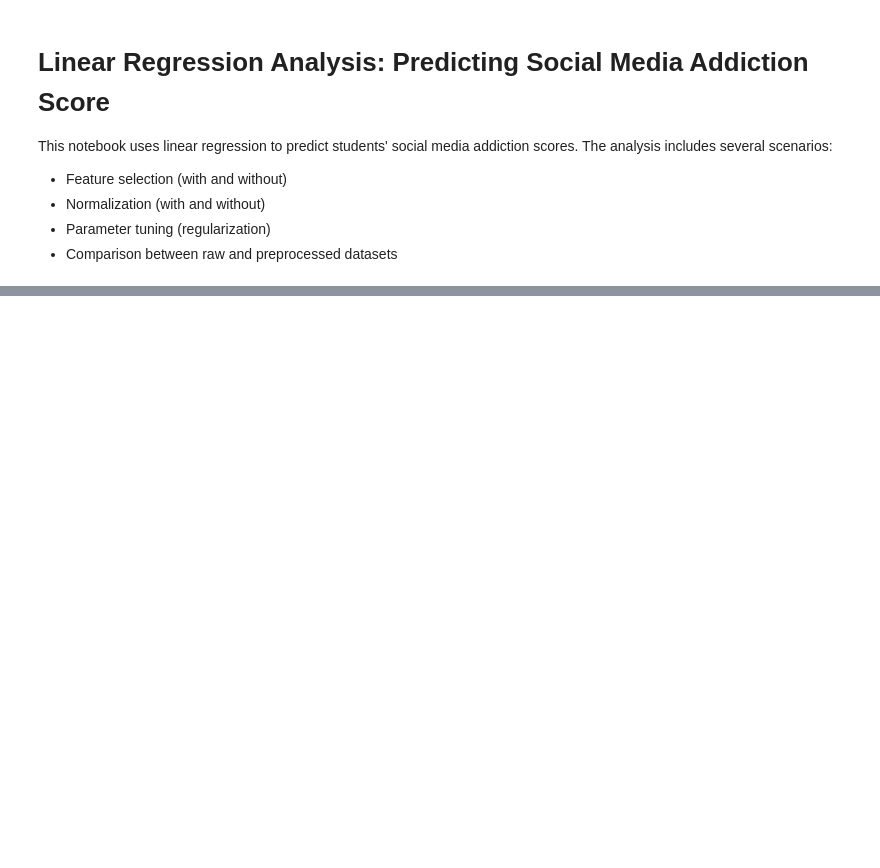
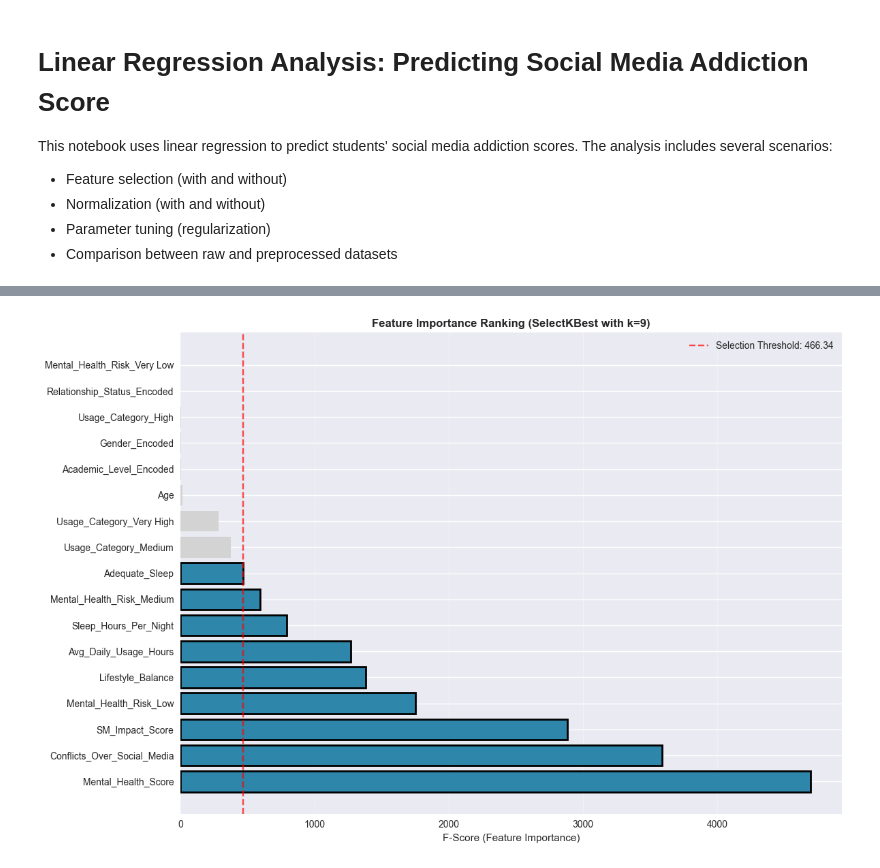
Before and after one commit to tsaqifimtinan/finalproject-kel-8-pm-d, a Jupyter notebook: linear-regression/linear_regression_analysis.ipynb, the cells around one changed output, grey strips where cells are left out. Cells and saved outputs as stored; diff of their text form; code cells hidden in the pictures; blank space fills up the shorter version.

Commit message:
Adjusted Linear_Regression Modeling according to new preprocessed data

```diff
--- a/linear-regression/linear_regression_analysis.ipynb
+++ b/linear-regression/linear_regression_analysis.ipynb
@@ -489,0 +198,95 @@ plt.show()
+# %%
+# Detailed Feature Analysis: What SelectKBest Actually Selects
+print("\n" + "="*60)
+print("DETAILED FEATURE SELECTION ANALYSIS")
+print("="*60)
+
+# Get feature scores and rankings
+feature_scores = selector_best.scores_  # F-scores from SelectKBest
+feature_support = selector_best.get_support()  # Boolean mask of selected features
+selected_indices = selector_best.get_support(indices=True)  # Indices of selected features
+
+# Create comprehensive feature analysis
+all_features = X.columns.tolist()
+feature_analysis = []
+
+for i, (feature, score, selected) in enumerate(zip(all_features, feature_scores, feature_support)):
+    feature_analysis.append({
+        'Feature': feature,
+        'F_Score': score,
+        'Selected': selected,
+        'Rank': None  # Will be filled below
+    })
+
+# Sort by F-score (descending) and assign ranks
+feature_analysis.sort(key=lambda x: x['F_Score'], reverse=True)
+for rank, item in enumerate(feature_analysis, 1):
+    item['Rank'] = rank
+
+print(f"\nALL FEATURES RANKED BY IMPORTANCE (F-Score):")
+print(f"{'Rank':<4} {'Feature':<30} {'F-Score':<12} {'Selected':<10}")
+print("-" * 60)
+
+for item in feature_analysis:
+    feature = item['Feature']
+    score = item['F_Score']
+    selected = "YES" if item['Selected'] else "NO"
+    rank = item['Rank']
+
+    # Highlight selected features
+    if item['Selected']:
+        print(f"{rank:<4} {feature:<30} {score:<12.2f} {selected:<10} *")
+    else:
+        print(f"{rank:<4} {feature:<30} {score:<12.2f} {selected:<10}")
+
+# Selected features summary
+selected_features_info = [item for item in feature_analysis if item['Selected']]
+print(f"\nSELECTED FEATURES SUMMARY (k={best_k}):")
+print(f"{'Rank':<4} {'Feature':<30} {'F-Score':<12}")
+print("-" * 50)
+
+for item in selected_features_info:
+    print(f"{item['Rank']:<4} {item['Feature']:<30} {item['F_Score']:<12.2f}")
+
+# Statistical insights
+selected_scores = [item['F_Score'] for item in selected_features_info]
+rejected_scores = [item['F_Score'] for item in feature_analysis if not item['Selected']]
+
+print(f"\nFEATURE SELECTION STATISTICS:")
+print(f"Selected features - Mean F-Score: {np.mean(selected_scores):.2f}, Min: {min(selected_scores):.2f}, Max: {max(selected_scores):.2f}")
+if rejected_scores:
+    print(f"Rejected features - Mean F-Score: {np.mean(rejected_scores):.2f}, Min: {min(rejected_scores):.2f}, Max: {max(rejected_scores):.2f}")
+
+# Feature importance visualization
+plt.figure(figsize=(12, 8))
+features_for_plot = [item['Feature'] for item in feature_analysis]
+scores_for_plot = [item['F_Score'] for item in feature_analysis]
+colors_for_plot = ['#2E86AB' if item['Selected'] else 'lightgray' for item in feature_analysis]
+
+bars = plt.barh(range(len(features_for_plot)), scores_for_plot, color=colors_for_plot)
+plt.yticks(range(len(features_for_plot)), features_for_plot)
+plt.xlabel('F-Score (Feature Importance)')
+plt.title(f'Feature Importance Ranking (SelectKBest with k={best_k})', fontweight='bold')
+plt.grid(axis='x', alpha=0.3)
+
+# Add selection threshold line
+if rejected_scores:
+    threshold = min(selected_scores)
+    plt.axvline(x=threshold, color='red', linestyle='--', alpha=0.7, label=f'Selection Threshold: {threshold:.2f}')
+    plt.legend()
+
+# Highlight selected features
+for i, (bar, item) in enumerate(zip(bars, feature_analysis)):
+    if item['Selected']:
+        bar.set_edgecolor('black')
+        bar.set_linewidth(2)
+
+plt.tight_layout()
+plt.show()
+
+print(f"\nINTERPRETATION:")
+print(f"• F-Score measures the linear relationship between each feature and the target")
+print(f"• Higher F-Score = stronger predictive power for linear regression")
+print(f"• SelectKBest chose the top {best_k} features based on F-Score ranking")
+print(f"• Blue bars = Selected features, Gray bars = Rejected features")
+# %% [output]
@@ -489,0 +310 @@ plt.show()
+[figure, added]
```
Also changed, not shown: parts of 46 cells of this notebook.
